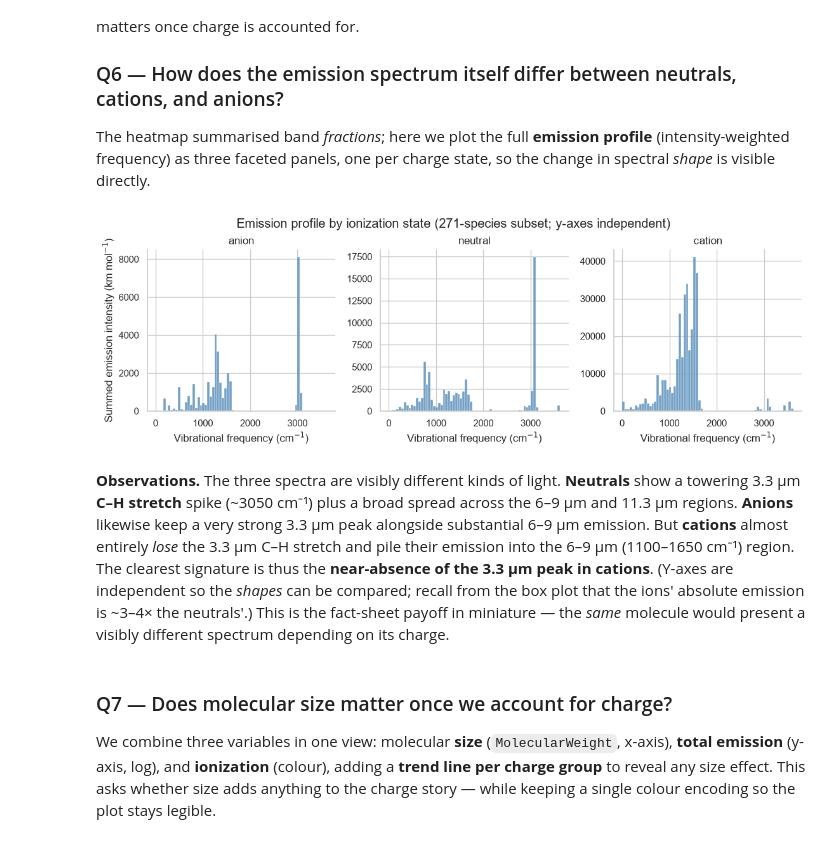
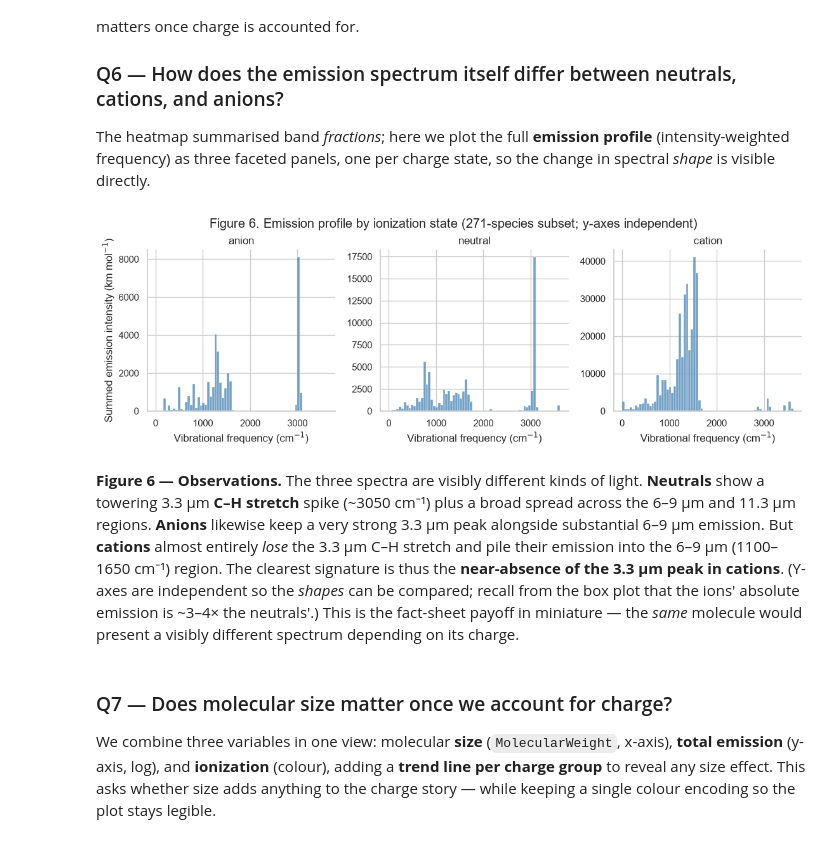
Before and after one commit to thebreadishard/udacity-data-visualization, a Jupyter notebook: notebooks/Part_I_exploration_template.ipynb, the cells around one changed output. Drawn from its saved outputs; the diff is of its cells as text; code cells hidden in the pictures.

```diff
--- a/notebooks/Part_I_exploration_template.ipynb
+++ b/notebooks/Part_I_exploration_template.ipynb
@@ -370,22 +370,22 @@ The heatmap summarised band *fractions*; here we plot the full **emission profil
 # %%
 # Q6 VISUALIZATION: emission profile (intensity-weighted frequency) faceted by charge state.
 tr_charge = transitions.merge(molecules_species[["uid", "charge_state"]], on="uid")
 
 g = sns.displot(
     data=tr_charge, x="frequency", weights="intensity",
     col="charge_state", col_order=charge_order,
     bins=70, height=3.6, aspect=1.05, color="steelblue",
     facet_kws={"sharey": False},   # compare SHAPE; absolute totals differ (see box plot)
 )
 g.set_axis_labels("Vibrational frequency (cm$^{-1}$)", "Summed emission intensity (km mol$^{-1}$)")
 g.set_titles("{col_name}")
-g.figure.suptitle("Emission profile by ionization state (271-species subset; y-axes independent)",
+g.figure.suptitle("Figure 6. Emission profile by ionization state (271-species subset; y-axes independent)",
                   y=1.03)
 plt.show()
 # %% [output]
-[figure, old version]
+[figure, new version]
 # %% [markdown]
-**Observations.** The three spectra are visibly different kinds of light. **Neutrals** show a towering 3.3 µm **C–H stretch** spike (~3050 cm⁻¹) plus a broad spread across the 6–9 µm and 11.3 µm regions. **Anions** likewise keep a very strong 3.3 µm peak alongside substantial 6–9 µm emission. But **cations** almost entirely *lose* the 3.3 µm C–H stretch and pile their emission into the 6–9 µm (1100–1650 cm⁻¹) region. The clearest signature is thus the **near-absence of the 3.3 µm peak in cations**. (Y-axes are independent so the *shapes* can be compared; recall from the box plot that the ions' absolute emission is ~3–4× the neutrals'.) This is the fact-sheet payoff in miniature — the *same* molecule would present a visibly different spectrum depending on its charge.
+**Figure 6 — Observations.** The three spectra are visibly different kinds of light. **Neutrals** show a towering 3.3 µm **C–H stretch** spike (~3050 cm⁻¹) plus a broad spread across the 6–9 µm and 11.3 µm regions. **Anions** likewise keep a very strong 3.3 µm peak alongside substantial 6–9 µm emission. But **cations** almost entirely *lose* the 3.3 µm C–H stretch and pile their emission into the 6–9 µm (1100–1650 cm⁻¹) region. The clearest signature is thus the **near-absence of the 3.3 µm peak in cations**. (Y-axes are independent so the *shapes* can be compared; recall from the box plot that the ions' absolute emission is ~3–4× the neutrals'.) This is the fact-sheet payoff in miniature — the *same* molecule would present a visibly different spectrum depending on its charge.
 # %% [markdown]
 ### Q7 — Does molecular size matter once we account for charge?
 
```
Also changed, not shown: parts of 14 cells of this notebook.
